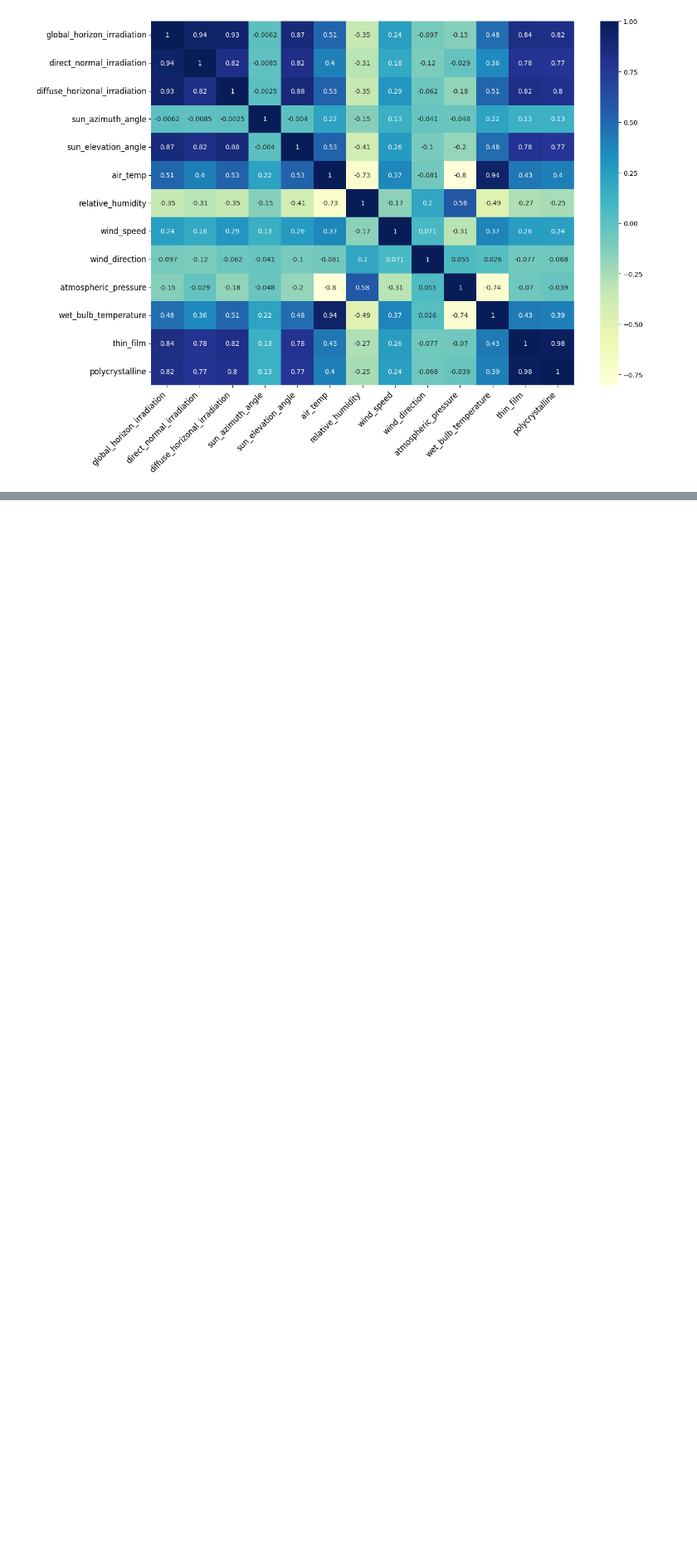
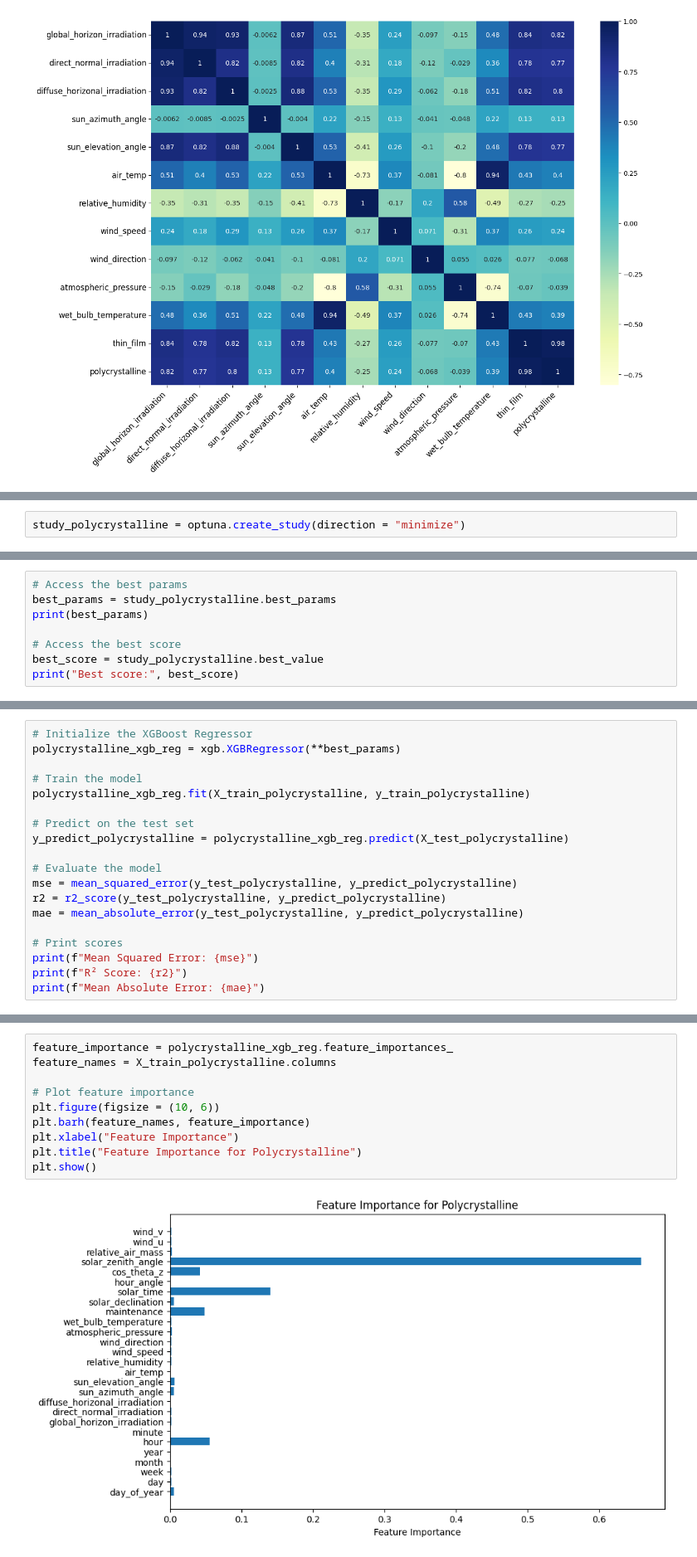
Before and after one commit to alialmulla97/PV-Energy-Output-Regression, a Jupyter notebook: PV_Energy_Predictor.ipynb, the cells around one changed output, grey strips where cells are left out. Shown at 83% size. Drawn from its saved outputs; the diff is of its cells as text; blank space fills up the shorter version.

```diff
--- a/PV_Energy_Predictor.ipynb
+++ b/PV_Energy_Predictor.ipynb
@@ -468,0 +825,2 @@ plt.show()
+# %%
+study_polycrystalline = optuna.create_study(direction = "minimize")
@@ -468,0 +849,8 @@ plt.show()
+# %%
+# Access the best params
+best_params = study_polycrystalline.best_params
+print(best_params)
+
+# Access the best score
+best_score = study_polycrystalline.best_value
+print("Best score:", best_score)
@@ -468,0 +860,19 @@ plt.show()
+# %%
+# Initialize the XGBoost Regressor
+polycrystalline_xgb_reg = xgb.XGBRegressor(**best_params)
+
+# Train the model
+polycrystalline_xgb_reg.fit(X_train_polycrystalline, y_train_polycrystalline)
+
+# Predict on the test set
+y_predict_polycrystalline = polycrystalline_xgb_reg.predict(X_test_polycrystalline)
+
+# Evaluate the model
+mse = mean_squared_error(y_test_polycrystalline, y_predict_polycrystalline)
+r2 = r2_score(y_test_polycrystalline, y_predict_polycrystalline)
+mae = mean_absolute_error(y_test_polycrystalline, y_predict_polycrystalline)
+
+# Print scores
+print(f"Mean Squared Error: {mse}")
+print(f"R² Score: {r2}")
+print(f"Mean Absolute Error: {mae}")
@@ -468,0 +883,12 @@ plt.show()
+# %%
+feature_importance = polycrystalline_xgb_reg.feature_importances_
+feature_names = X_train_polycrystalline.columns
+
+# Plot feature importance
+plt.figure(figsize = (10, 6))
+plt.barh(feature_names, feature_importance)
+plt.xlabel("Feature Importance")
+plt.title("Feature Importance for Polycrystalline")
+plt.show()
+# %% [output]
+[figure, added]
```
Also changed, not shown: parts of 59 cells of this notebook.
